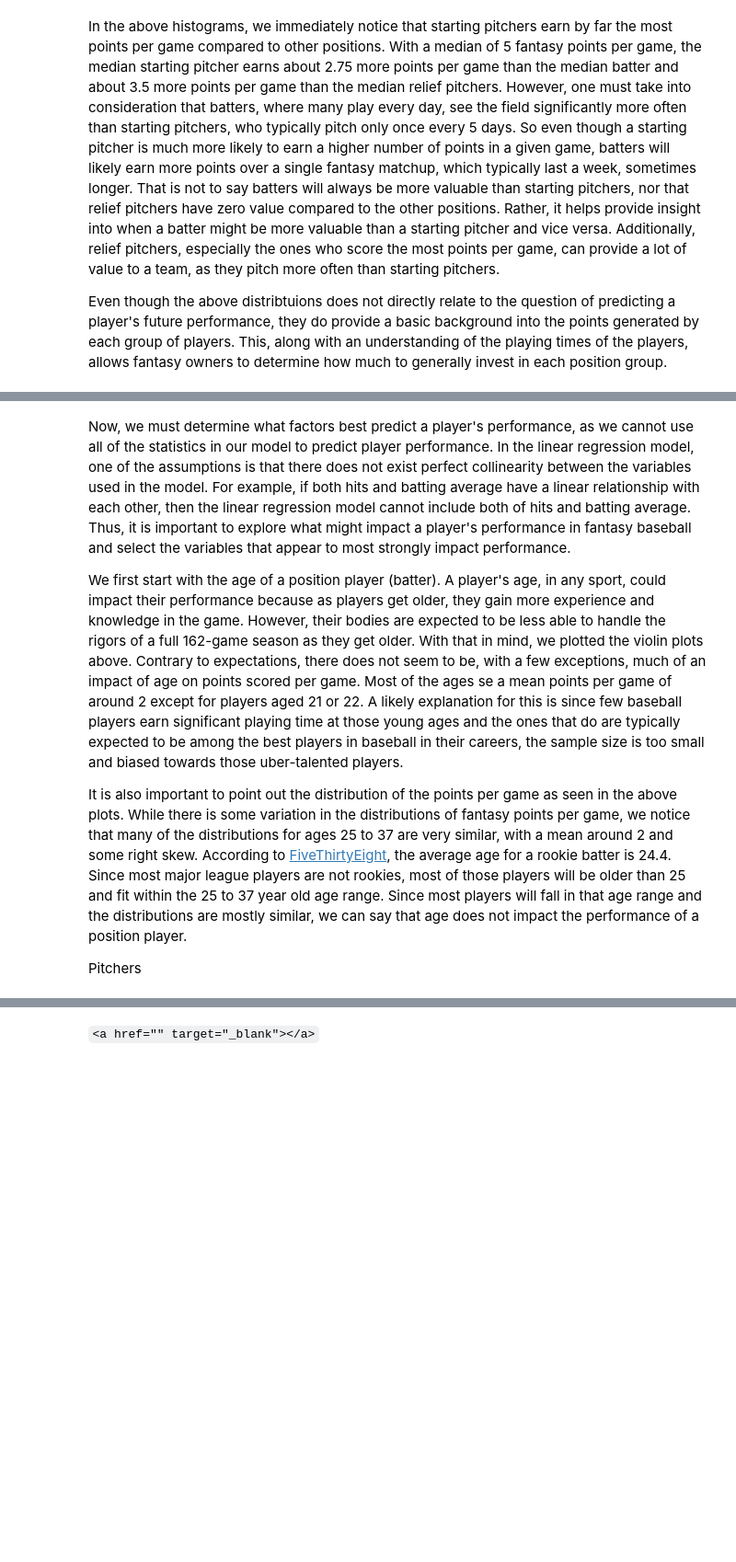
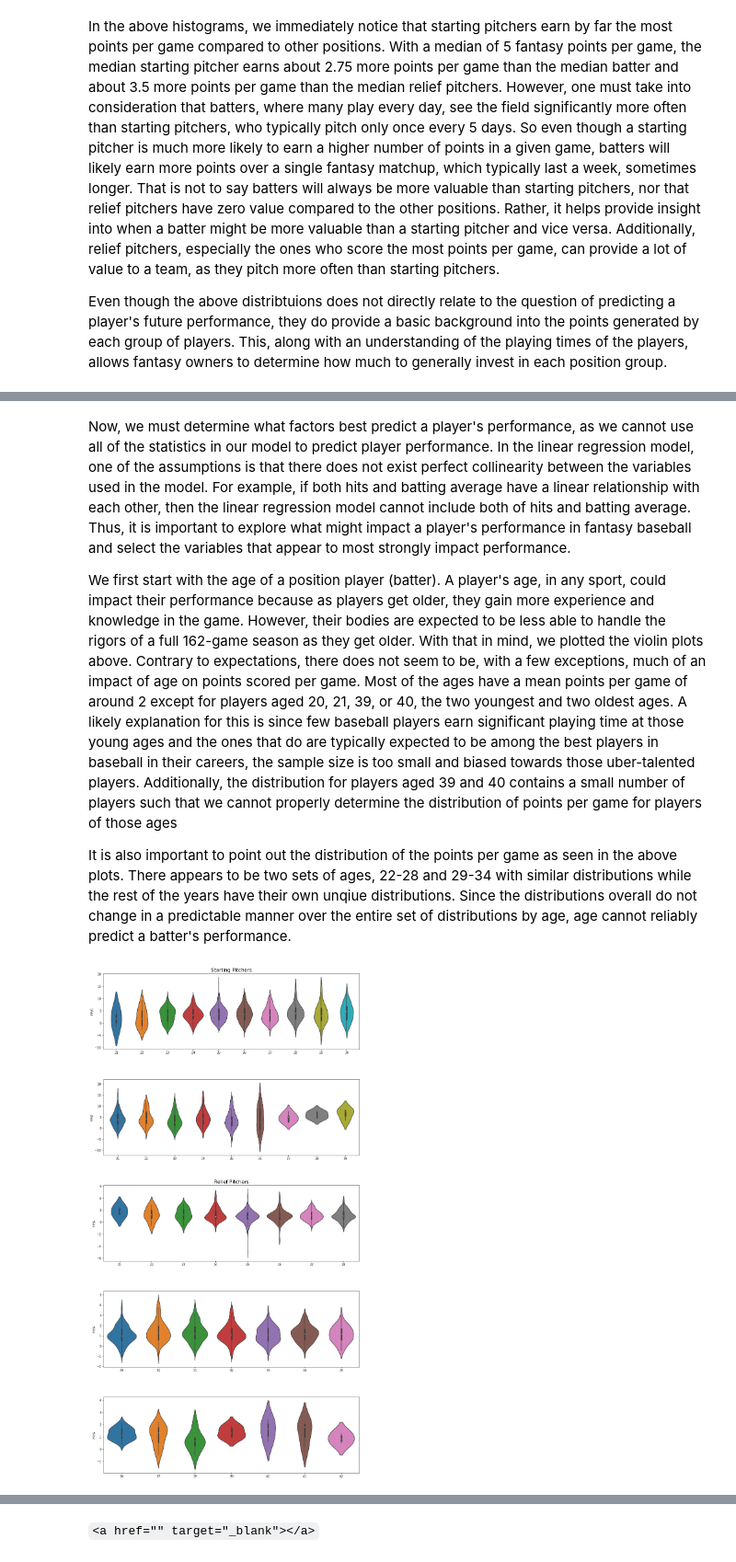
Before and after one commit to mikeisen1/Fantasy-Baseball-Prediction, a Jupyter notebook: cmsc320-final-project.ipynb, the cells around one changed output, grey strips where cells are left out. Shown: that part at 92% size. Cells and saved outputs as stored; diff of their text form; code cells hidden in the pictures; blank space fills up the shorter version.

```diff
--- a/cmsc320-final-project.ipynb
+++ b/cmsc320-final-project.ipynb
@@ -245,8 +291,33 @@ plt.show()
 # %% [markdown]
 Now, we must determine what factors best predict a player's performance, as we cannot use all of the statistics in our model to predict player performance. In the linear regression model, one of the assumptions is that there does not exist perfect collinearity between the variables used in the model. For example, if both hits and batting average have a linear relationship with each other, then the linear regression model cannot include both of hits and batting average. Thus, it is important to explore what might impact a player's performance in fantasy baseball and select the variables that appear to most strongly impact performance.
 
-We first start with the age of a position player (batter). A player's age, in any sport, could impact their performance because as players get older, they gain more experience and knowledge in the game. However, their bodies are expected to be less able to handle the rigors of a full 162-game season as they get older. With that in mind, we plotted the violin plots above. Contrary to expectations, there does not seem to be, with a few exceptions, much of an impact of age on points scored per game. Most of the ages se a mean points per game of around 2 except for players aged 21 or 22. A likely explanation for this is since few baseball players earn significant playing time at those young ages and the ones that do are typically expected to be among the best players in baseball in their careers, the sample size is too small and biased towards those uber-talented players.
+We first start with the age of a position player (batter). A player's age, in any sport, could impact their performance because as players get older, they gain more experience and knowledge in the game. However, their bodies are expected to be less able to handle the rigors of a full 162-game season as they get older. With that in mind, we plotted the violin plots above. Contrary to expectations, there does not seem to be, with a few exceptions, much of an impact of age on points scored per game. Most of the ages have a mean points per game of around 2 except for players aged 20, 21, 39, or 40, the two youngest and two oldest ages. A likely explanation for this is since few baseball players earn significant playing time at those young ages and the ones that do are typically expected to be among the best players in baseball in their careers, the sample size is too small and biased towards those uber-talented players. Additionally, the distribution for players aged 39 and 40 contains a small number of players such that we cannot properly determine the distribution of points per game for players of those ages
 
-It is also important to point out the distribution of the points per game as seen in the above plots. While there is some variation in the distributions of fantasy points per game, we notice that many of the distributions for ages 25 to 37 are very similar, with a mean around 2 and some right skew. According to <a href="https://fivethirtyeight.com/features/nobody-wants-baseballs-30-something-free-agents-anymore-😞/" target="_blank">FiveThirtyEight</a>, the average age for a rookie batter is 24.4. Since most major league players are not rookies, most of those players will be older than 25 and fit within the 25 to 37 year old age range. Since most players will fall in that age range and the distributions are mostly similar, we can say that age does not impact the performance of a position player.
-
-Pitchers
+It is also important to point out the distribution of the points per game as seen in the above plots. There appears to be two sets of ages, 22-28 and 29-34 with similar distributions while the rest of the years have their own unqiue distributions. Since the distributions overall do not change in a predictable manner over the entire set of distributions by age, age cannot reliably predict a batter's performance.
+# %%
+youngest_starters = all_starters[(all_starters['Age'] >= 21) & (all_starters['Age'] <= 30)]
+oldest_starters = all_starters[(all_starters['Age'] > 30) & (all_starters['Age'] <= 39)]
+
+youngest_relievers = all_relievers[(all_relievers['Age'] >= 21) & (all_relievers['Age'] <= 28)]
+mid_age_relievers = all_relievers[(all_relievers['Age'] > 28) & (all_relievers['Age'] <= 35)]
+oldest_relievers = all_relievers[(all_relievers['Age'] > 35)]
+
+fig, ax = plt.subplots(5,1,figsize=(15,30))
+sns.violinplot(data=youngest_starters,x='Age',y='FP/G',ax=ax[0])
+sns.violinplot(data=oldest_starters,x='Age',y='FP/G',ax=ax[1])
+
+sns.violinplot(data=youngest_relievers,x='Age',y='FP/G',ax=ax[2])
+sns.violinplot(data=mid_age_relievers,x='Age',y='FP/G',ax=ax[3])
+sns.violinplot(data=oldest_relievers,x='Age',y='FP/G',ax=ax[4])
+
+fig.subplots_adjust(hspace=0.4)
+
+for i in range(5):
+    ax[i].set_xlabel('')
+
+ax[0].set_title('Starting Pitchers',fontsize=16)
+ax[2].set_title('Relief Pitchers',fontsize=16)
+
+plt.show()
+# %% [output]
+[figure, added]
```
Also changed, not shown: parts of 23 cells of this notebook.
